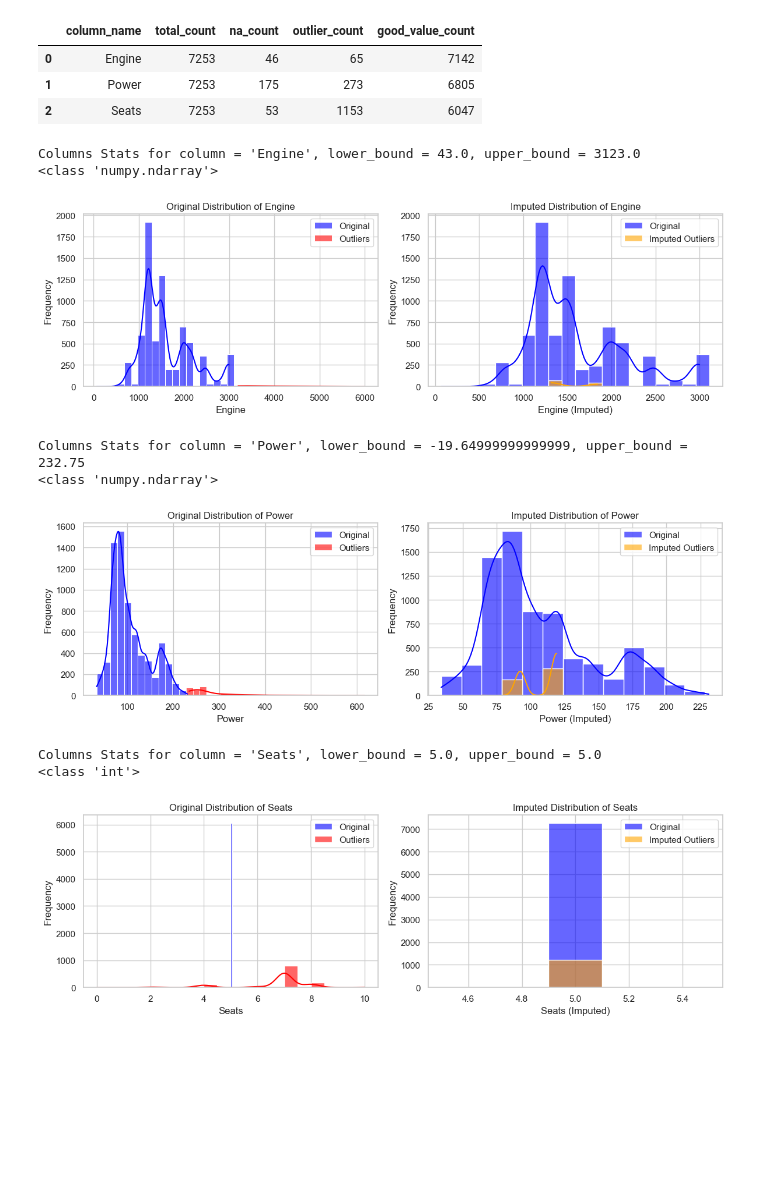
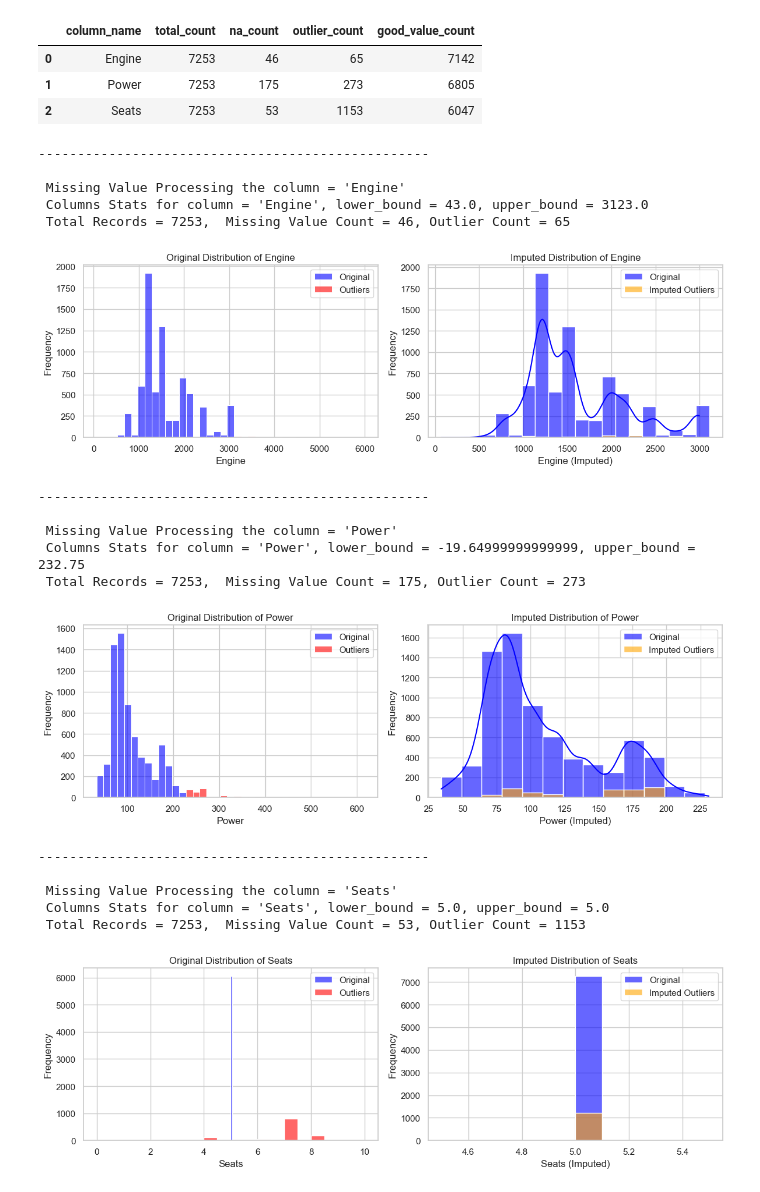
Before and after one commit to anjali-ojha/data-mining, a Jupyter notebook: assignment-1/assignment1.ipynb, the cells around one changed output. Saved outputs shown, nothing was run; the diff lists cells and outputs as text; code cells hidden in the pictures; blank space fills up the shorter version.

```diff
--- a/assignment-1/assignment1.ipynb
+++ b/assignment-1/assignment1.ipynb
@@ -645,12 +613,13 @@ Please include the coefficient value inside of the figures.
 # %%
 # Remove outliers based on the previously identified IQR method
-def remove_outliers(df, col):
-    Q1 = df[col].quantile(0.25)
-    Q3 = df[col].quantile(0.75)
+def remove_outliers(df, column):
+    Q1 = df[column].quantile(0.25)
+    Q3 = df[column].quantile(0.75)
     IQR = Q3 - Q1
-    return df[(df[col] >= (Q1 - 1.5 * IQR)) & (df[col] <= (Q3 + 1.5 * IQR))]
+    return df[(df[column] >= (Q1 - 1.5 * IQR)) & (df[column] <= (Q3 + 1.5 * IQR))]
 
-# Remove outliers for each numerical column
+
+
 df_no_outliers = df.copy()
 for col in outlier_columns:
     df_no_outliers = remove_outliers(df_no_outliers, col)
@@ -711,0 +704,4 @@ plt.show()
+# %%
+df.head()
+df['brand'] = df['Name'].str.split().str[0]
+df[['brand', 'Fuel_Type']].value_counts()
@@ -740,8 +765,9 @@ missing_stats_df.head(10)
 | 1 | Power | 7253 | 175 | 273 | 6805 |
 | 2 | Seats | 7253 | 53 | 1153 | 6047 |
 # %%
-# Re-defining the detect_impute_and_plot function with better handling
 def detect_impute_and_plot(df, column, subclass):
+    print("-"*50)
+    print(f"\n Missing Value Processing the {column = }")
     # Calculate Q1, Q3, and IQR for outlier detection
 
     bins = 20 if column == 'Seats' else np.linspace(df[column].min(), df[column].max(), 40)
@@ -754,11 +780,14 @@ def detect_impute_and_plot(df, column, subclass):
     lower_bound = Q1 - 1.5 * IQR
     upper_bound = Q3 + 1.5 * IQR
 
-    print(f"Columns Stats for {column = }, {lower_bound = }, {upper_bound = }")
+    print(f" Columns Stats for {column = }, {lower_bound = }, {upper_bound = }")
 
     # Mark outliers as NaN and store them for plotting
     outliers = df[(df[column] < lower_bound) | (df[column] > upper_bound)]
     df[column] = np.where((df[column] < lower_bound) | (df[column] > upper_bound), np.nan, df[column])
+
+    filtered_stats = [row for row in missing_stats if row[0] == column][0]
+    print(f" Total Records = {filtered_stats[1]},  Missing Value Count = {filtered_stats[2]}, Outlier Count = {filtered_stats[3]}")
 
     # Impute missing values using the mean of the subclass
     df[column + '_imputed'] = df.groupby(subclass)[column].transform(lambda x: x.fillna(x.mean()))
@@ -768,51 +797,55 @@ def detect_impute_and_plot(df, column, subclass):
     df[column + '_imputed'].fillna(global_mean, inplace=True)
 
     # Plot original and imputed distributions side by side
     plt.figure(figsize=(12, 4))
 
     # Original data plot with outliers marked in red
     plt.subplot(1, 2, 1)
-    sns.histplot(df[column].dropna(), color='blue', label='Original', kde=True, bins=bins, alpha=0.6)
-    sns.histplot(outliers[column], color='red', label='Outliers', kde=True, bins=bins, alpha=0.6)
+    sns.histplot(df[column].dropna(), color='blue', label='Original', bins=bins, alpha=0.6)
+    sns.histplot(outliers[column], color='red', label='Outliers',  bins=bins, alpha=0.6)
     plt.title(f'Original Distribution of {column}')
     plt.xlabel(column)
     plt.ylabel('Frequency')
     plt.legend()
 
 
-    bins = 5 if column == 'Seats' else bins[(bins >= lower_bound) & (bins <= upper_bound)]
-    print(type(bins))
-
-    # Imputed data plot
+    # After Imputations data distribution
+    bins = 10 if column == 'Seats' else bins[(bins >= lower_bound) & (bins <= upper_bound)]
     plt.subplot(1, 2, 2)
     sns.histplot(df[column + '_imputed'], color='blue', label='Original', kde=True, bins=bins, alpha=0.6)
-    # Show imputed outliers in green
     imputed_outliers = df[df[column].isna()][column + '_imputed']
-    sns.histplot(imputed_outliers, color='orange', label='Imputed Outliers', kde=True, bins=bins, alpha=0.6)
+    sns.histplot(imputed_outliers, color='orange', label='Imputed Outliers', bins=bins, alpha=0.6)
     plt.title(f'Imputed Distribution of {column}')
     plt.xlabel(column + ' (Imputed)')
     plt.ylabel('Frequency')
     plt.legend()
 
     plt.tight_layout()
     plt.show()
     df[column] = df[column + '_imputed']
     df = df.drop(columns = [column + '_imputed'])
     return df
 
-df_impute = df.copy()
-# Applying the function for 'Engine', 'Power', and 'Seats'
 simple_imputation_columns = ['Engine', 'Power', 'Seats']
 for col in simple_imputation_columns:
-    df_impute = detect_impute_and_plot(df_impute.copy(), col, 'Fuel_Type')
+    df = detect_impute_and_plot(df.copy(), col, ['brand', 'Transmission', 'Fuel_Type'])
 # %% [output]
-Columns Stats for column = 'Engine', lower_bound = 43.0, upper_bound = 3123.0
-<class 'numpy.ndarray'>
+--------------------------------------------------
+
+ Missing Value Processing the column = 'Engine'
+ Columns Stats for column = 'Engine', lower_bound = 43.0, upper_bound = 3123.0
+ Total Records = 7253,  Missing Value Count = 46, Outlier Count = 65
-[figure, old version]
+[figure, new version]
-Columns Stats for column = 'Power', lower_bound = -19.64999999999999, upper_bound = 232.75
-<class 'numpy.ndarray'>
+--------------------------------------------------
+
+ Missing Value Processing the column = 'Power'
+ Columns Stats for column = 'Power', lower_bound = -19.64999999999999, upper_bound = 232.75
+ Total Records = 7253,  Missing Value Count = 175, Outlier Count = 273
-[figure, old version]
+[figure, new version]
-Columns Stats for column = 'Seats', lower_bound = 5.0, upper_bound = 5.0
-<class 'int'>
+--------------------------------------------------
+
+ Missing Value Processing the column = 'Seats'
+ Columns Stats for column = 'Seats', lower_bound = 5.0, upper_bound = 5.0
+ Total Records = 7253,  Missing Value Count = 53, Outlier Count = 1153
-[figure, old version]
+[figure, new version]
 # %%
```
Also changed, not shown: parts of 38 cells of this notebook.
